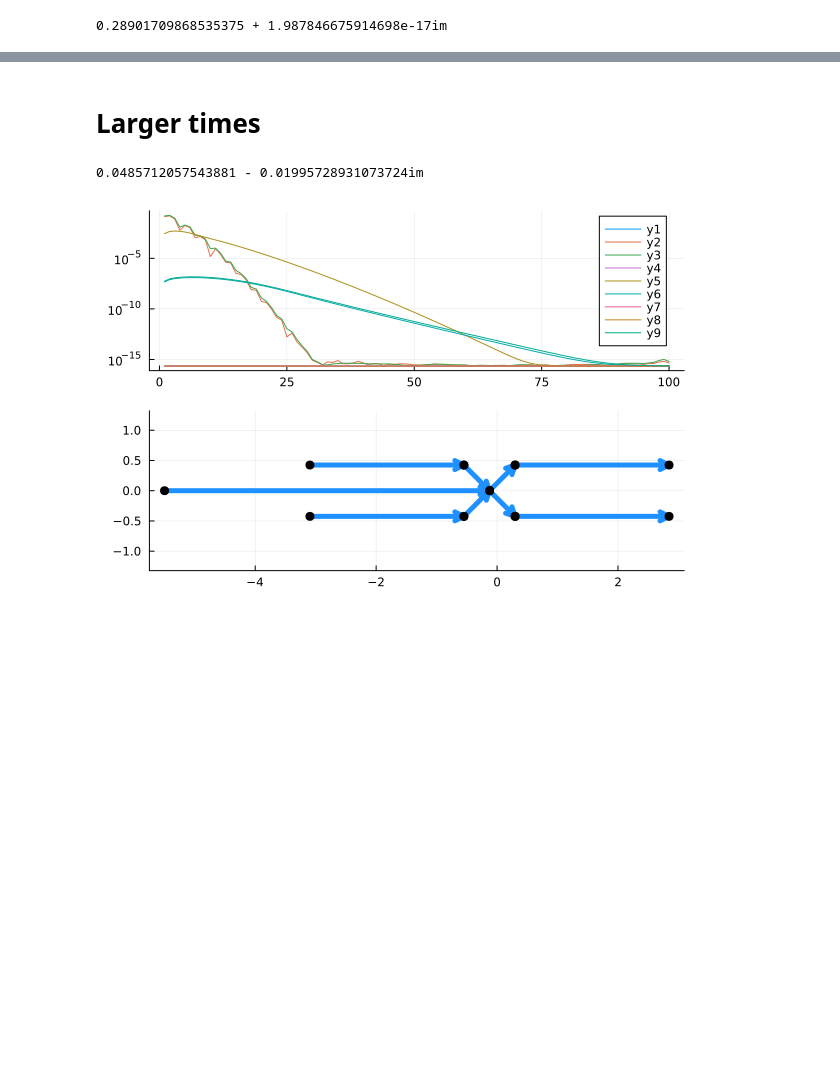
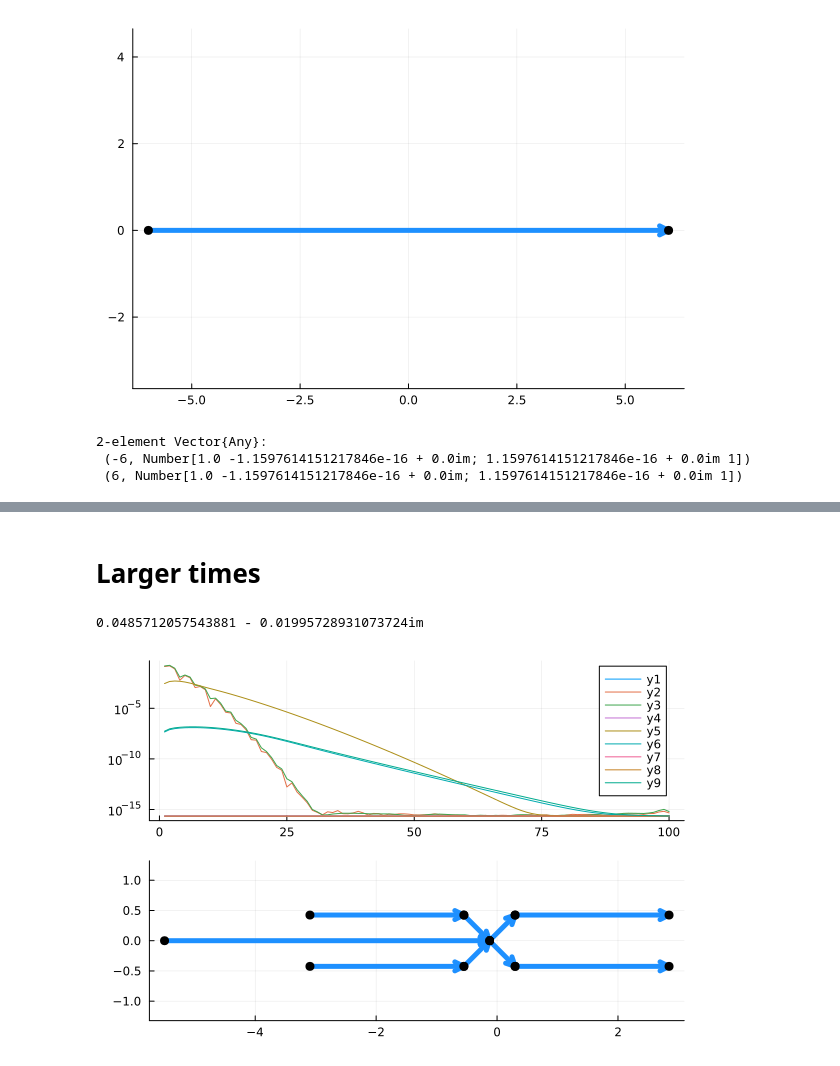
Before and after one commit to tomtrogdon/OperatorApproximation.jl, a Jupyter notebook: notebooks/The defocusing NLS equation.ipynb, the cells around one changed output, grey strips where cells are left out. Saved outputs shown, nothing was run; the diff lists cells and outputs as text; code cells hidden in the pictures; blank space fills up the shorter version.

```diff
--- a/notebooks/The defocusing NLS equation.ipynb
+++ b/notebooks/The defocusing NLS equation.ipynb
@@ -5,12 +3,18 @@ using OperatorApproximation
 # %%
 x,t = 0.0,0.0
 r = k -> 0.5exp(-k^2)*exp(1im*(4t*k^2+2x*k))
 G = [k->1-abs2(r(k)) k->-conj(r(k)); r k->1 ]
 intervals = [-6 6]
 jumps = [G]
 c = [1,0]' # behavior at infintiy
-RHP = RHSolver(intervals,jumps);
-u = RHP(c,300)
-1/pi*sum(u[2])
+rhp = RHP(intervals,jumps)
+rhp_sol = RHSolver(rhp)
+domainplot(rhp)
 # %% [output]
-0.28901709868535375 + 1.987846675914698e-17im
+[figure, added]
+# %%
+rhwellposed(rhp)
+# %% [output]
+2-element Vector{Any}:
+ (-6, Number[1.0 -1.1597614151217846e-16 + 0.0im; 1.1597614151217846e-16 + 0.0im 1])
+ (6, Number[1.0 -1.1597614151217846e-16 + 0.0im; 1.1597614151217846e-16 + 0.0im 1])
```
Also changed, not shown: parts of 6 cells of this notebook, 3 other files.
